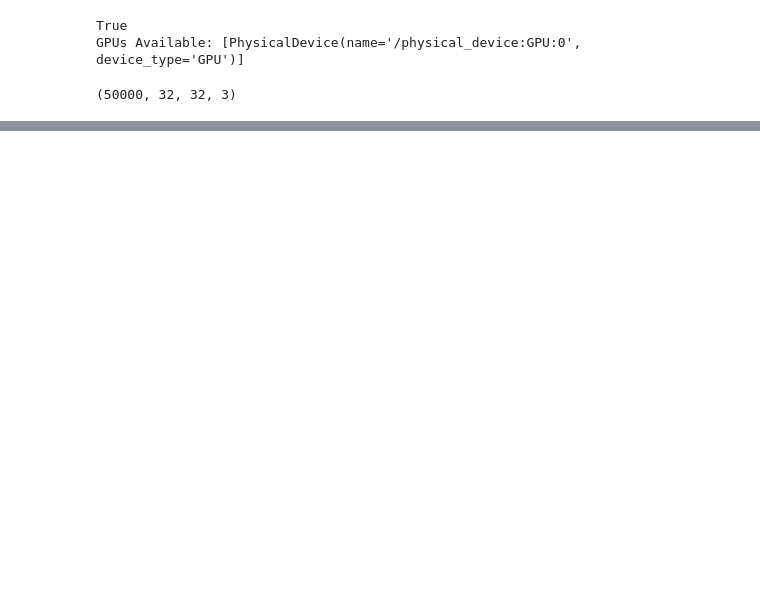
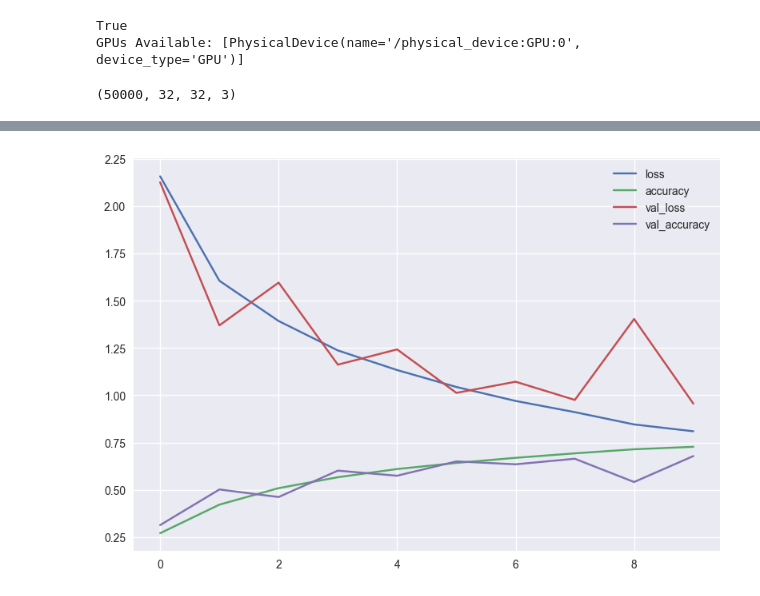
Before and after one commit to adiy55/Final-Project, a Jupyter notebook: CIFAR10.ipynb, the cells around one changed output, grey strips where cells are left out. Saved outputs shown, nothing was run; the diff lists cells and outputs as text; code cells hidden in the pictures; blank space fills up the shorter version.

```diff
--- a/CIFAR10.ipynb
+++ b/CIFAR10.ipynb
@@ -26,12 +28,10 @@ y_valid, y_train = y_train_full[:5000], y_train_full[5000:]
 # %%
-from ResidualUnit import ResNet18
-
-model = ResNet18(10)
+model = ResNet18(10, dropout=0.5)
 model.compile(optimizer='adam',
               loss='sparse_categorical_crossentropy',
               metrics=['accuracy'])
 # %%
 history = model.fit(X_train, y_train,
-                    epochs=5,
+                    epochs=10,
                     validation_data=(X_valid, y_valid))
 # %% [output]
@@ -45,0 +66,7 @@ Epoch 4/5
+# %%
+pd.DataFrame(history.history).plot()
+plt.grid(True)
+plt.tight_layout()
+plt.show()
+# %% [output]
+[figure, added]
```
Also changed, not shown: parts of 3 cells of this notebook.
